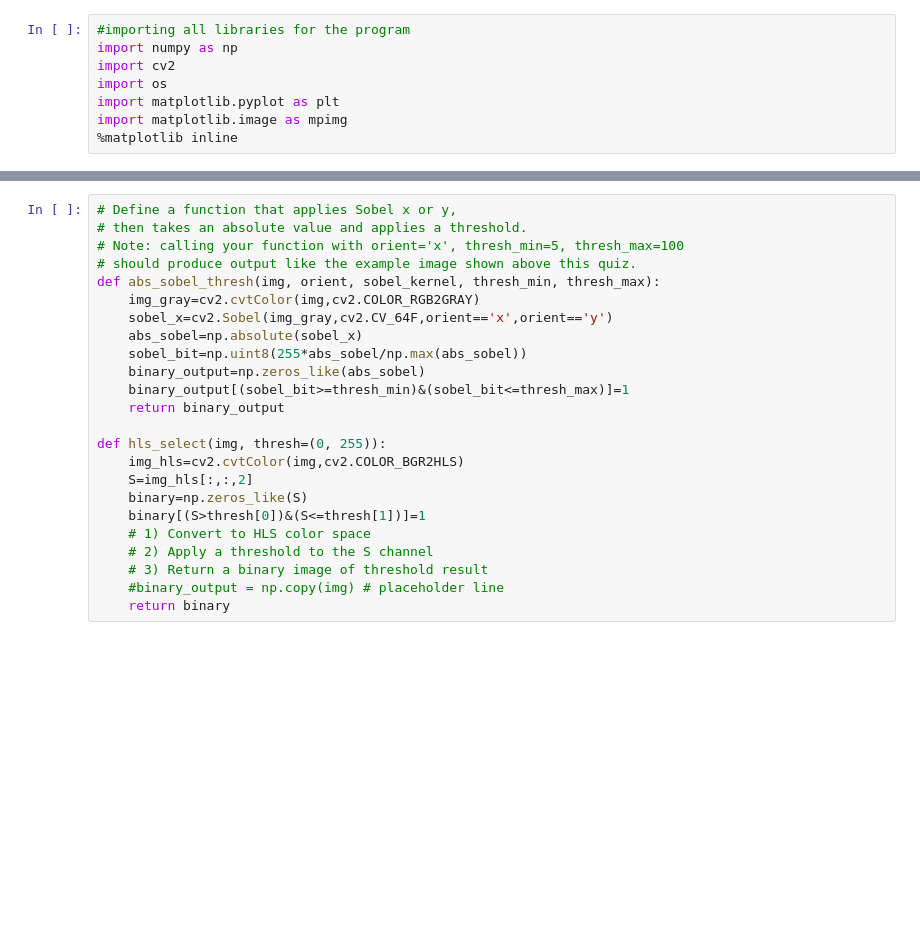
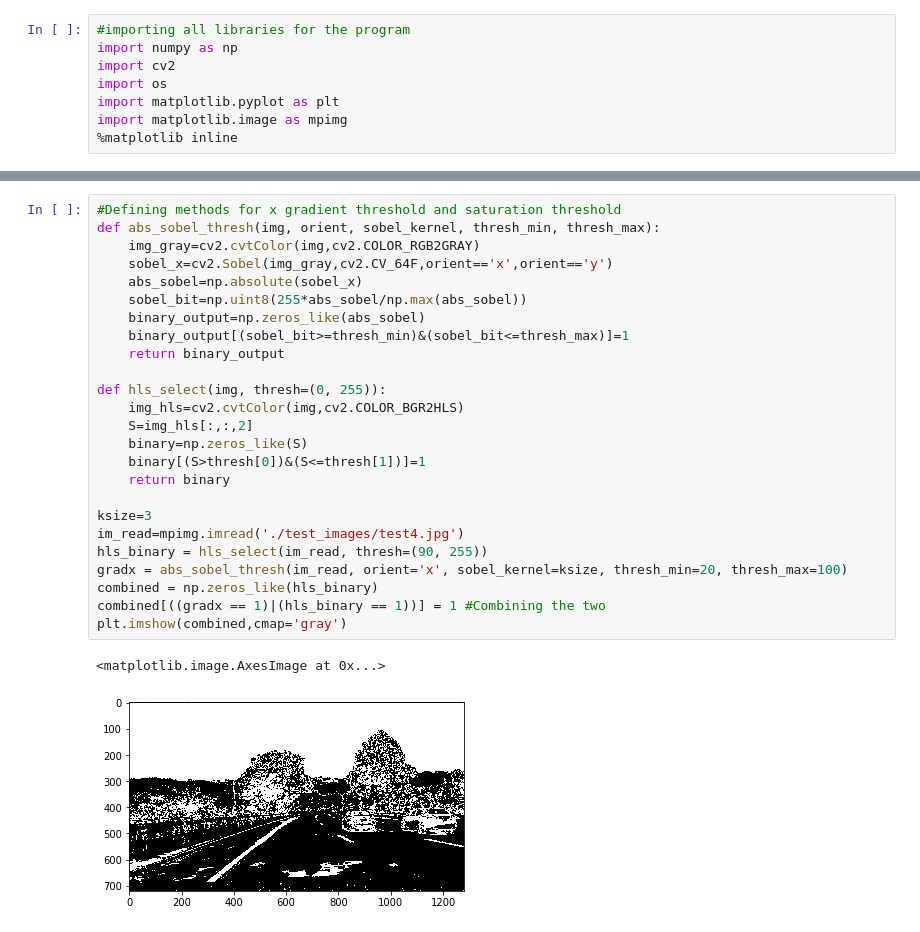
Before and after one commit to akashmod/SelfDriving_Car_Advanced_Lane_Finding, a Jupyter notebook: Advanced_Lane_Finding_P4.ipynb, the cells around one changed output, grey strips where cells are left out. Drawn from its saved outputs; the diff is of its cells as text; blank space fills up the shorter version.

```diff
--- a/Advanced_Lane_Finding_P4.ipynb
+++ b/Advanced_Lane_Finding_P4.ipynb
@@ -46,24 +43,28 @@ def undistort(image,mtx,dist):
 # %%
-# Define a function that applies Sobel x or y,
-# then takes an absolute value and applies a threshold.
-# Note: calling your function with orient='x', thresh_min=5, thresh_max=100
-# should produce output like the example image shown above this quiz.
+#Defining methods for x gradient threshold and saturation threshold
 def abs_sobel_thresh(img, orient, sobel_kernel, thresh_min, thresh_max):
     img_gray=cv2.cvtColor(img,cv2.COLOR_RGB2GRAY)
     sobel_x=cv2.Sobel(img_gray,cv2.CV_64F,orient=='x',orient=='y')
     abs_sobel=np.absolute(sobel_x)
     sobel_bit=np.uint8(255*abs_sobel/np.max(abs_sobel))
     binary_output=np.zeros_like(abs_sobel)
     binary_output[(sobel_bit>=thresh_min)&(sobel_bit<=thresh_max)]=1
     return binary_output
 
 def hls_select(img, thresh=(0, 255)):
     img_hls=cv2.cvtColor(img,cv2.COLOR_BGR2HLS)
     S=img_hls[:,:,2]
     binary=np.zeros_like(S)
     binary[(S>thresh[0])&(S<=thresh[1])]=1
-    # 1) Convert to HLS color space
-    # 2) Apply a threshold to the S channel
-    # 3) Return a binary image of threshold result
-    #binary_output = np.copy(img) # placeholder line
     return binary
+
+ksize=3
+im_read=mpimg.imread('./test_images/test4.jpg')
+hls_binary = hls_select(im_read, thresh=(90, 255))
+gradx = abs_sobel_thresh(im_read, orient='x', sobel_kernel=ksize, thresh_min=20, thresh_max=100)
+combined = np.zeros_like(hls_binary)
+combined[((gradx == 1)|(hls_binary == 1))] = 1 #Combining the two
+plt.imshow(combined,cmap='gray')
+# %% [output]
+<matplotlib.image.AxesImage at 0x...>
+[figure, added]
```
Also changed, not shown: parts of 7 cells of this notebook, 16 other files.
